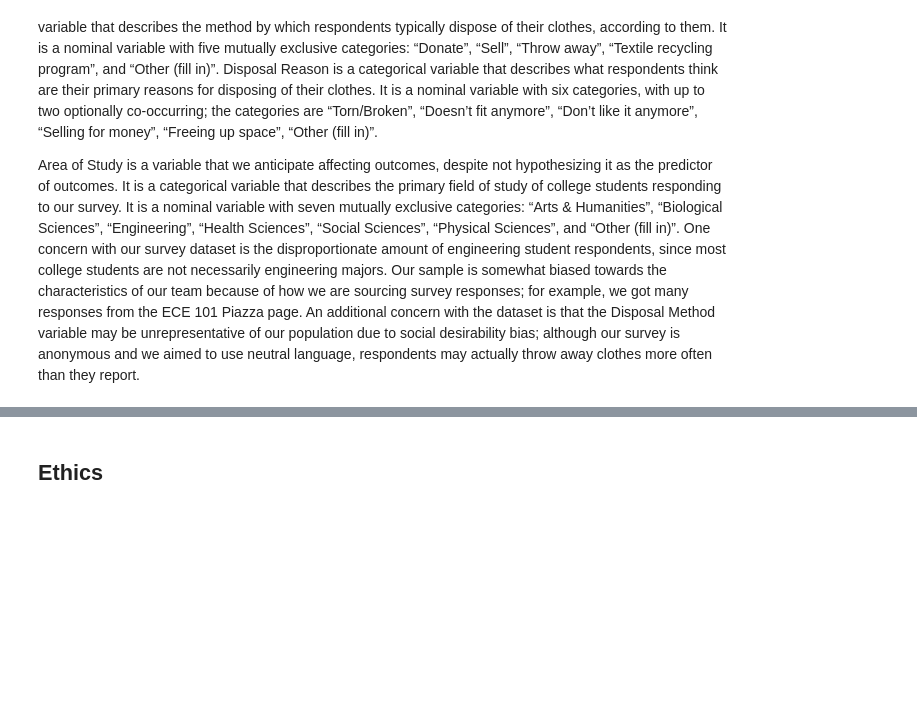
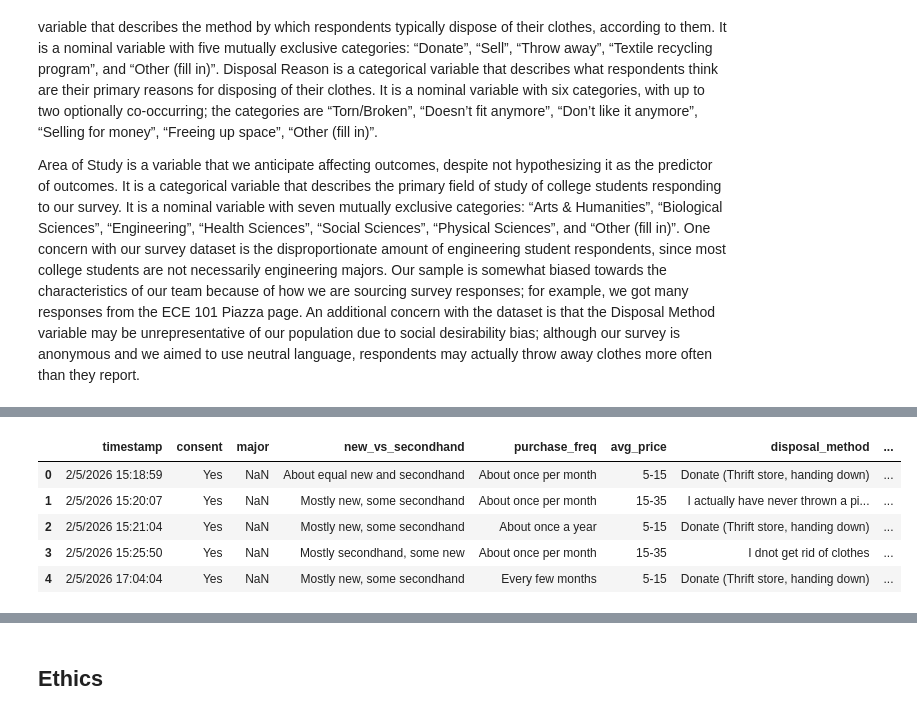
Before and after one commit to COGS108/Group018_WI26, a Jupyter notebook: 01-DataCheckpoint.ipynb, the cells around one changed output, grey strips where cells are left out. Drawn from its saved outputs; the diff is of its cells as text; code cells hidden in the pictures; blank space fills up the shorter version.

```diff
--- a/01-DataCheckpoint.ipynb
+++ b/01-DataCheckpoint.ipynb
@@ -92,0 +165,11 @@ Area of Study is a variable that we anticipate affecting outcomes, despite not h
+# %%
+# Now that each variable has its own column, the dataset is tidy.
+df_tidy.to_csv('data/01-interim/survey_tidy.csv', index=False)
+df_tidy.head()
+# %% [output]
+|  | timestamp | consent | major | new_vs_secondhand | purchase_freq | avg_price | disposal_method | ... |
+| 0 | 2/5/2026 15:18:59 | Yes | NaN | About equal new and secondhand | About once per month | 5-15 | Donate (Thrift store, handing down) | ... |
+| 1 | 2/5/2026 15:20:07 | Yes | NaN | Mostly new, some secondhand | About once per month | 15-35 | I actually have never thrown a pi... | ... |
+| 2 | 2/5/2026 15:21:04 | Yes | NaN | Mostly new, some secondhand | About once a year | 5-15 | Donate (Thrift store, handing down) | ... |
+| 3 | 2/5/2026 15:25:50 | Yes | NaN | Mostly secondhand, some new | About once per month | 15-35 | I dnot get rid of clothes | ... |
+| 4 | 2/5/2026 17:04:04 | Yes | NaN | Mostly new, some secondhand | Every few months | 5-15 | Donate (Thrift store, handing down) | ... |
```
Also changed, not shown: parts of 14 cells of this notebook.
